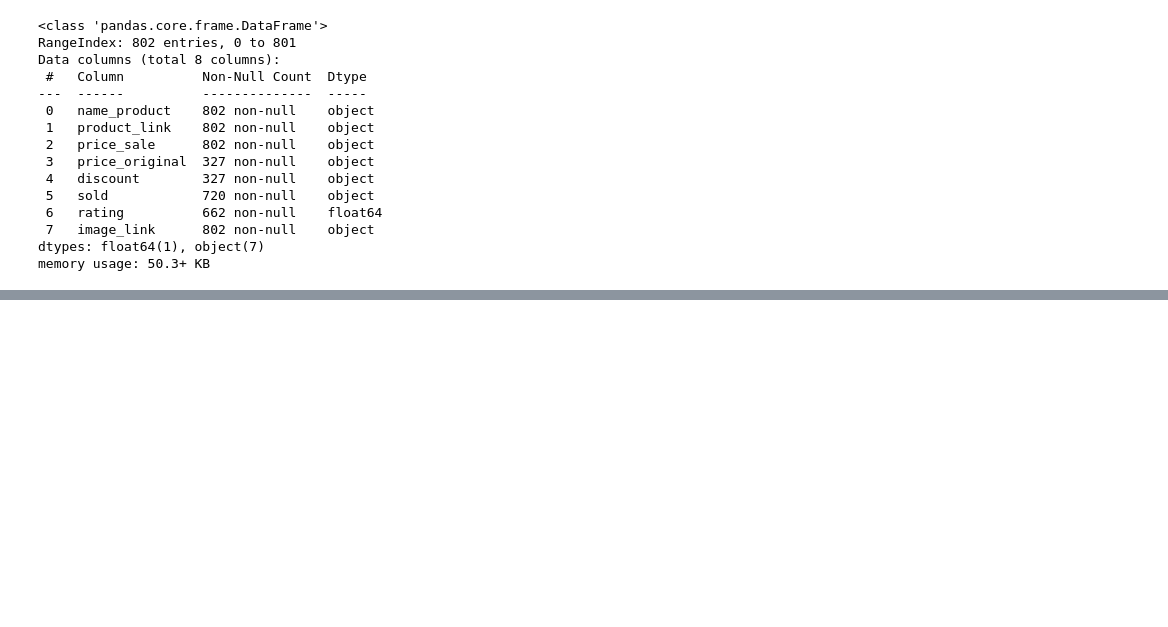
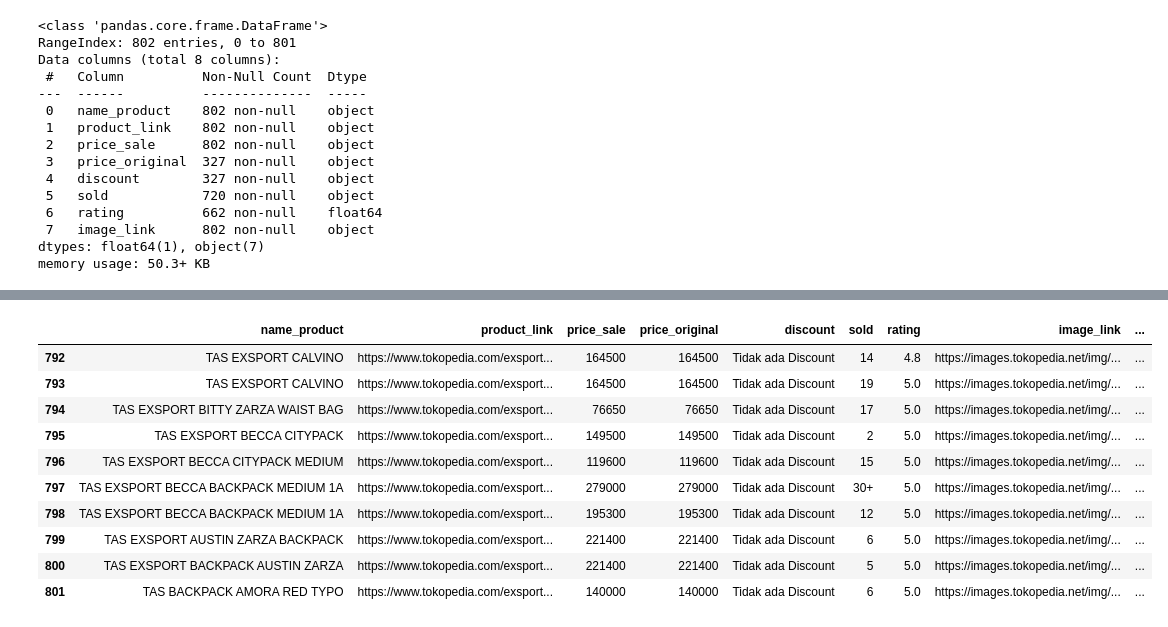
Before and after one commit to zulfaan/e-commerce-analyst-portfolio, a Jupyter notebook: test.ipynb, the cells around one changed output, grey strips where cells are left out. Saved outputs shown, nothing was run; the diff lists cells and outputs as text; code cells hidden in the pictures; blank space fills up the shorter version.

```diff
--- a/test.ipynb
+++ b/test.ipynb
@@ -373,0 +408,4 @@ def clean_name_product(name):
+# %%
+df['color_product'] = df['name_product'].apply(extract_color)
+df['name_product'] = df['name_product'].str.split('-').str[0].str.upper()
+df.head()
@@ -374,9 +419,7 @@ def clean_name_product(name):
 # %%
-df['color_product'] = df['name_product'].str.split('-').str[-1].str.upper()
-df['name_product'] = df['name_product'].str.split('-').str[0].str.upper()
 df['price_original'] = df['price_original'].fillna(df['price_sale'])
 df['price_original'] = df['price_original'].str.replace('Rp', '').str.replace('.', '').str.strip().apply(pd.to_numeric)
 df['price_sale'] = df['price_sale'].str.replace('Rp', '').str.replace('.', '').str.strip().apply(pd.to_numeric)
 df['discount'] = df['discount'].fillna('Tidak ada Discount')
-df['sold'] = df['sold'].fillna('Tidak ada Produk Terjual')
+df['sold'] = df['sold'].str.split().str[0].fillna('0')
 df['rating'] = df['rating'].fillna('Tidak ada Rating')
@@ -416,0 +426,14 @@ color_list = [
+# %%
+df.tail(10)
+# %% [output]
+|  | name_product | product_link | price_sale | price_original | discount | sold | rating | image_link | ... |
+| 792 | TAS EXSPORT CALVINO | https://www.tokopedia.com/exsport... | 164500 | 164500 | Tidak ada Discount | 14 | 4.8 | https://images.tokopedia.net/img/... | ... |
+| 793 | TAS EXSPORT CALVINO | https://www.tokopedia.com/exsport... | 164500 | 164500 | Tidak ada Discount | 19 | 5.0 | https://images.tokopedia.net/img/... | ... |
+| 794 | TAS EXSPORT BITTY ZARZA WAIST BAG | https://www.tokopedia.com/exsport... | 76650 | 76650 | Tidak ada Discount | 17 | 5.0 | https://images.tokopedia.net/img/... | ... |
+| 795 | TAS EXSPORT BECCA CITYPACK | https://www.tokopedia.com/exsport... | 149500 | 149500 | Tidak ada Discount | 2 | 5.0 | https://images.tokopedia.net/img/... | ... |
+| 796 | TAS EXSPORT BECCA CITYPACK MEDIUM | https://www.tokopedia.com/exsport... | 119600 | 119600 | Tidak ada Discount | 15 | 5.0 | https://images.tokopedia.net/img/... | ... |
+| 797 | TAS EXSPORT BECCA BACKPACK MEDIUM 1A | https://www.tokopedia.com/exsport... | 279000 | 279000 | Tidak ada Discount | 30+ | 5.0 | https://images.tokopedia.net/img/... | ... |
+| 798 | TAS EXSPORT BECCA BACKPACK MEDIUM 1A | https://www.tokopedia.com/exsport... | 195300 | 195300 | Tidak ada Discount | 12 | 5.0 | https://images.tokopedia.net/img/... | ... |
+| 799 | TAS EXSPORT AUSTIN ZARZA BACKPACK | https://www.tokopedia.com/exsport... | 221400 | 221400 | Tidak ada Discount | 6 | 5.0 | https://images.tokopedia.net/img/... | ... |
+| 800 | TAS EXSPORT BACKPACK AUSTIN ZARZA | https://www.tokopedia.com/exsport... | 221400 | 221400 | Tidak ada Discount | 5 | 5.0 | https://images.tokopedia.net/img/... | ... |
+| 801 | TAS BACKPACK AMORA RED TYPO | https://www.tokopedia.com/exsport... | 140000 | 140000 | Tidak ada Discount | 6 | 5.0 | https://images.tokopedia.net/img/... | ... |
```
Also changed, not shown: parts of 8 cells of this notebook.
